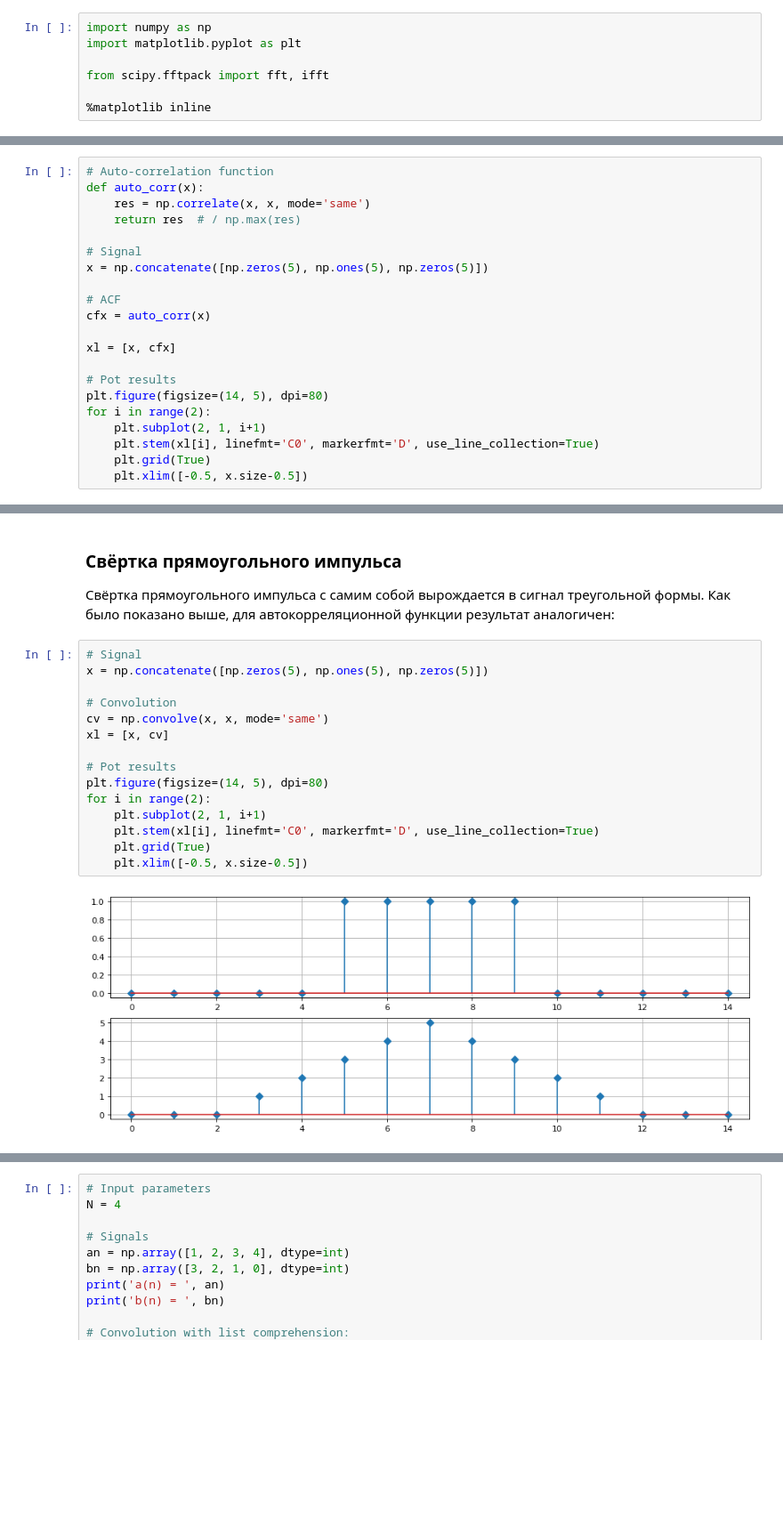
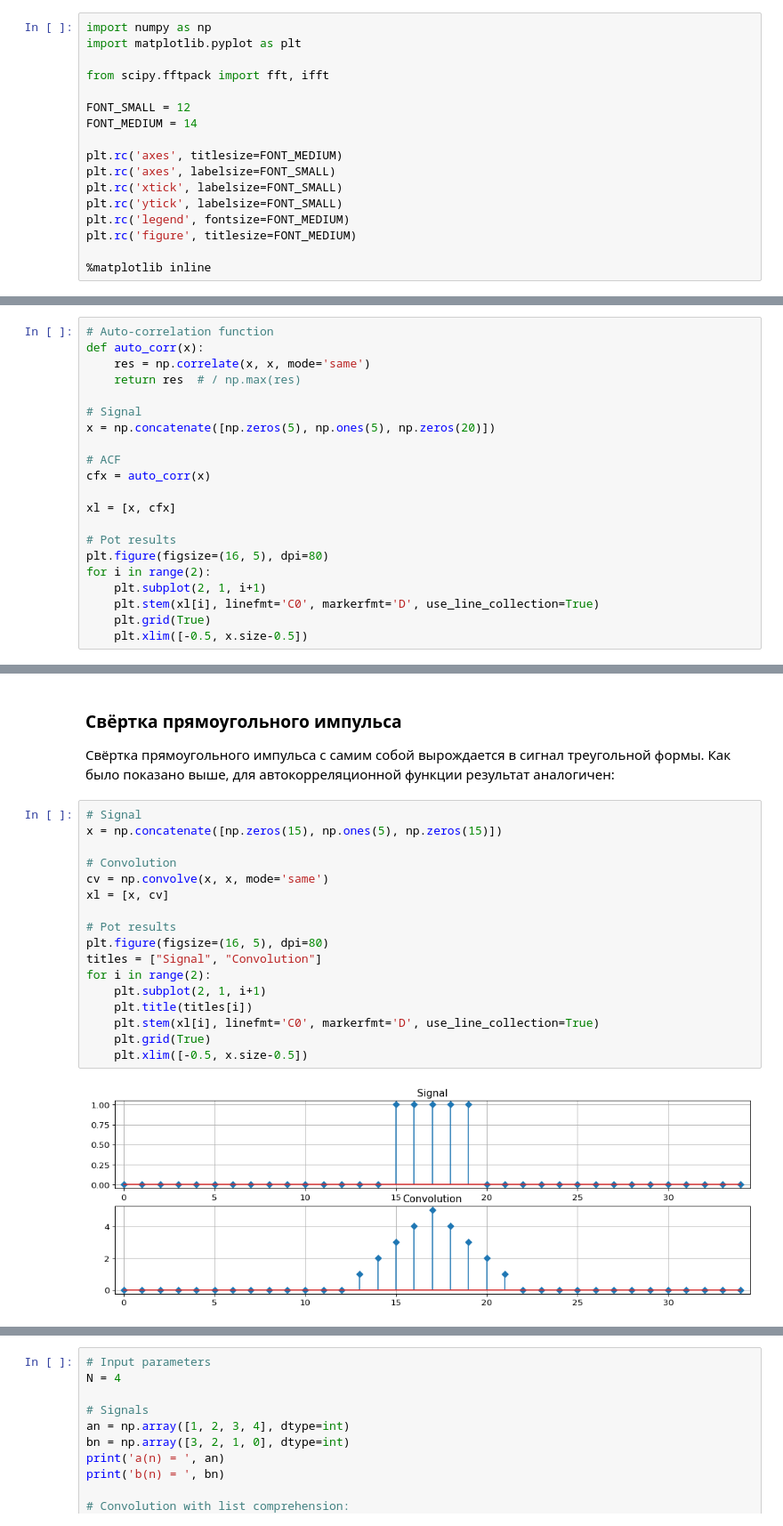
Before and after one commit to hukenovs/dsp-theory, a Jupyter notebook: src/dsp_theory_3_convolution.ipynb, the cells around one changed output, grey strips where cells are left out. Shown at 89% size. Drawn from its saved outputs; the diff is of its cells as text; blank space fills up the shorter version.

```diff
--- a/src/dsp_theory_3_convolution.ipynb
+++ b/src/dsp_theory_3_convolution.ipynb
@@ -45,6 +37,16 @@ import matplotlib.pyplot as plt
 
 from scipy.fftpack import fft, ifft
 
+FONT_SMALL = 12
+FONT_MEDIUM = 14
+
+plt.rc('axes', titlesize=FONT_MEDIUM)
+plt.rc('axes', labelsize=FONT_SMALL)
+plt.rc('xtick', labelsize=FONT_SMALL)
+plt.rc('ytick', labelsize=FONT_SMALL)
+plt.rc('legend', fontsize=FONT_MEDIUM)
+plt.rc('figure', titlesize=FONT_MEDIUM)
+
 %matplotlib inline
 # %% [markdown]
 Приведем примеры сигналов и найдем корреляцию между ними
@@ -206,7 +208,7 @@ def auto_corr(x):
     return res  # / np.max(res)
 
 # Signal
-x = np.concatenate([np.zeros(5), np.ones(5), np.zeros(5)])
+x = np.concatenate([np.zeros(5), np.ones(5), np.zeros(20)])
 
 # ACF
 cfx = auto_corr(x)
@@ -214,7 +216,7 @@ cfx = auto_corr(x)
 xl = [x, cfx]
 
 # Pot results
-plt.figure(figsize=(14, 5), dpi=80)
+plt.figure(figsize=(16, 5), dpi=80)
 for i in range(2):
     plt.subplot(2, 1, i+1)
     plt.stem(xl[i], linefmt='C0', markerfmt='D', use_line_collection=True)
@@ -384,21 +386,23 @@ Convolution seq = [3, 8, 14, 20, 11, 4]
 Свёртка прямоугольного импульса с самим собой вырождается в сигнал треугольной формы. Как было показано выше, для автокорреляционной функции результат аналогичен:
 # %%
 # Signal
-x = np.concatenate([np.zeros(5), np.ones(5), np.zeros(5)])
+x = np.concatenate([np.zeros(15), np.ones(5), np.zeros(15)])
 
 # Convolution
 cv = np.convolve(x, x, mode='same')
 xl = [x, cv]
 
 # Pot results
-plt.figure(figsize=(14, 5), dpi=80)
+plt.figure(figsize=(16, 5), dpi=80)
+titles = ["Signal", "Convolution"]
 for i in range(2):
     plt.subplot(2, 1, i+1)
+    plt.title(titles[i])
     plt.stem(xl[i], linefmt='C0', markerfmt='D', use_line_collection=True)
     plt.grid(True)
     plt.xlim([-0.5, x.size-0.5])
 # %% [output]
-[figure, old version]
+[figure, new version]
 # %% [markdown]
 ## Циклическая свёртка
 
```
Also changed, not shown: parts of 11 cells of this notebook, 2 other files.
